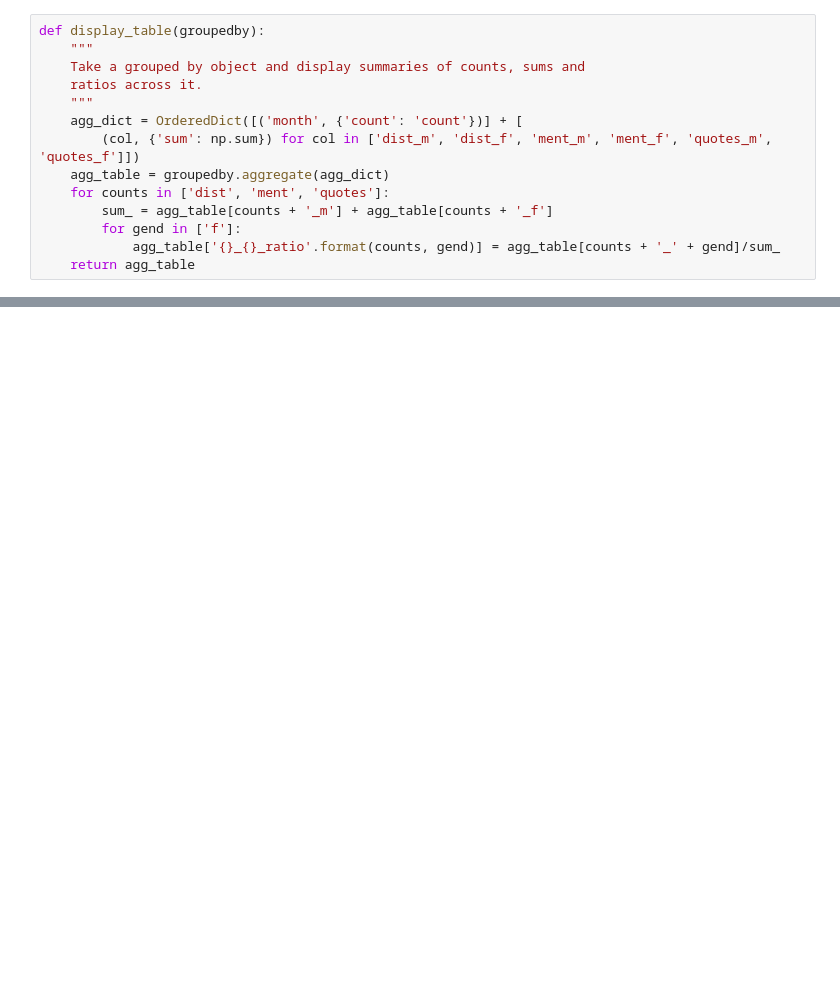
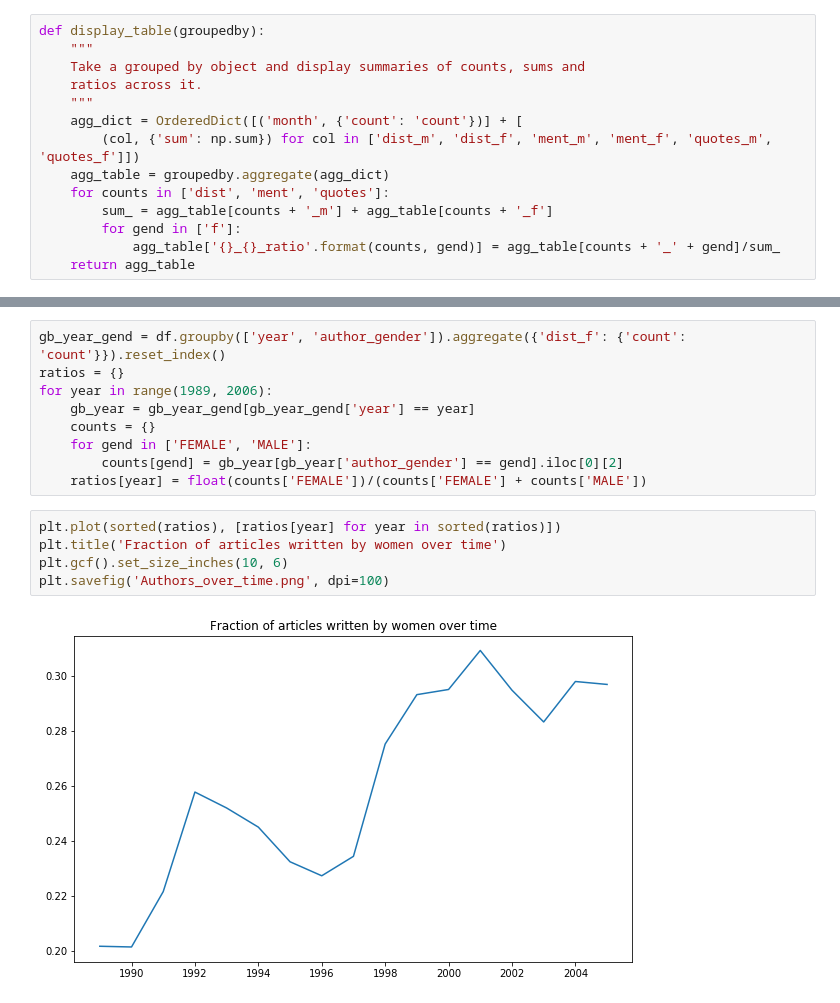
Before and after one commit to viswajithiii/gendermeme, a Jupyter notebook: Summarize NYT Results.ipynb, the cells around one changed output, grey strips where cells are left out. Cells and saved outputs as stored; diff of their text form; blank space fills up the shorter version.

```diff
--- a/Summarize NYT Results.ipynb
+++ b/Summarize NYT Results.ipynb
@@ -145,0 +106,16 @@ plt.savefig('total_mentions_over_time.png', dpi=100)
+# %%
+gb_year_gend = df.groupby(['year', 'author_gender']).aggregate({'dist_f': {'count': 'count'}}).reset_index()
+ratios = {}
+for year in range(1989, 2006):
+    gb_year = gb_year_gend[gb_year_gend['year'] == year]
+    counts = {}
+    for gend in ['FEMALE', 'MALE']:
+        counts[gend] = gb_year[gb_year['author_gender'] == gend].iloc[0][2]
+    ratios[year] = float(counts['FEMALE'])/(counts['FEMALE'] + counts['MALE'])
+# %%
+plt.plot(sorted(ratios), [ratios[year] for year in sorted(ratios)])
+plt.title('Fraction of articles written by women over time')
+plt.gcf().set_size_inches(10, 6)
+plt.savefig('Authors_over_time.png', dpi=100)
+# %% [output]
+[figure, added]
```
Also changed, not shown: parts of 6 cells of this notebook, 4 other files.
